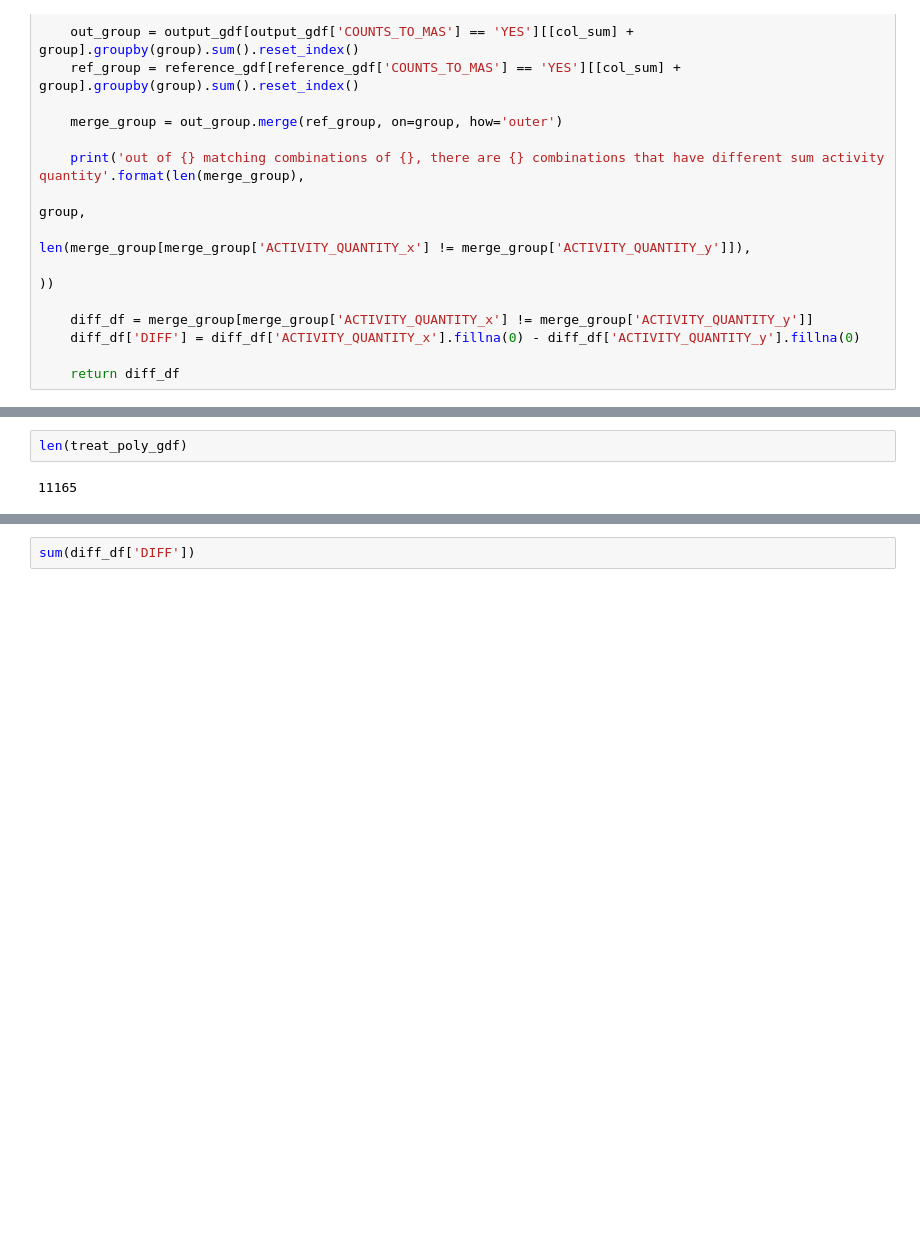
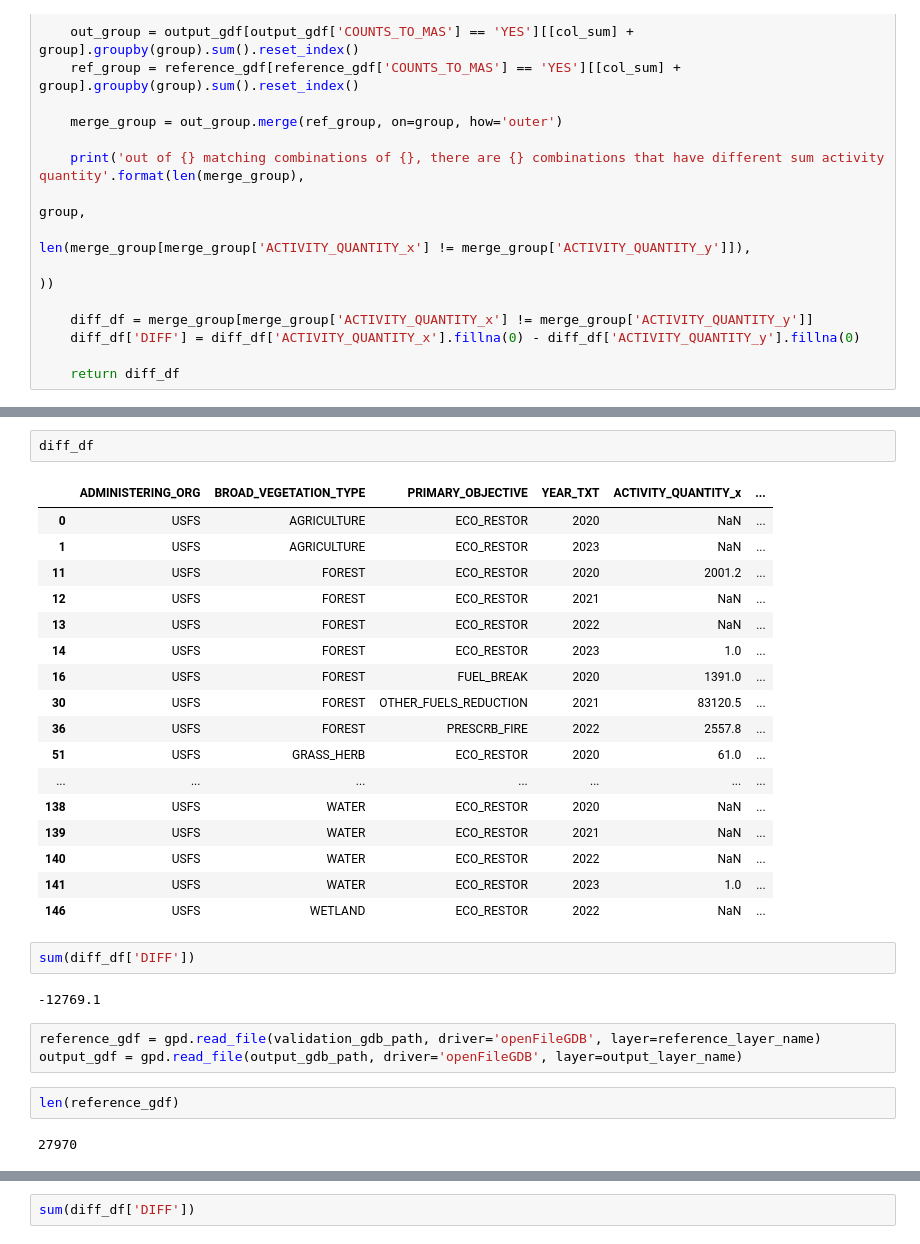
Before and after one commit to klinucsd/interagency-tracking-system, a Jupyter notebook: notebooks/Validate.ipynb, the cells around one changed output, grey strips where cells are left out. Cells and saved outputs as stored; diff of their text form; blank space fills up the shorter version.

```diff
--- a/notebooks/Validate.ipynb
+++ b/notebooks/Validate.ipynb
@@ -102,4 +65,31 @@ treat_poly_gdf[treat_poly_gdf['globalid_text'] != treat_poly_gdf['globalid']]
-# %%
-len(treat_poly_gdf)
-# %% [output]
-11165
+# %%
+diff_df
+# %% [output]
+|  | ADMINISTERING_ORG | BROAD_VEGETATION_TYPE | PRIMARY_OBJECTIVE | YEAR_TXT | ACTIVITY_QUANTITY_x | ... |
+| 0 | USFS | AGRICULTURE | ECO_RESTOR | 2020 | NaN | ... |
+| 1 | USFS | AGRICULTURE | ECO_RESTOR | 2023 | NaN | ... |
+| 11 | USFS | FOREST | ECO_RESTOR | 2020 | 2001.2 | ... |
+| 12 | USFS | FOREST | ECO_RESTOR | 2021 | NaN | ... |
+| 13 | USFS | FOREST | ECO_RESTOR | 2022 | NaN | ... |
+| 14 | USFS | FOREST | ECO_RESTOR | 2023 | 1.0 | ... |
+| 16 | USFS | FOREST | FUEL_BREAK | 2020 | 1391.0 | ... |
+| 30 | USFS | FOREST | OTHER_FUELS_REDUCTION | 2021 | 83120.5 | ... |
+| 36 | USFS | FOREST | PRESCRB_FIRE | 2022 | 2557.8 | ... |
+| 51 | USFS | GRASS_HERB | ECO_RESTOR | 2020 | 61.0 | ... |
+| ... | ... | ... | ... | ... | ... | ... |
+| 138 | USFS | WATER | ECO_RESTOR | 2020 | NaN | ... |
+| 139 | USFS | WATER | ECO_RESTOR | 2021 | NaN | ... |
+| 140 | USFS | WATER | ECO_RESTOR | 2022 | NaN | ... |
+| 141 | USFS | WATER | ECO_RESTOR | 2023 | 1.0 | ... |
+| 146 | USFS | WETLAND | ECO_RESTOR | 2022 | NaN | ... |
+# %%
+sum(diff_df['DIFF'])
+# %% [output]
+-12769.1
+# %%
+reference_gdf = gpd.read_file(validation_gdb_path, driver='openFileGDB', layer=reference_layer_name)
+output_gdf = gpd.read_file(output_gdb_path, driver='openFileGDB', layer=output_layer_name)
+# %%
+len(reference_gdf)
+# %% [output]
+27970
```
Also changed, not shown: parts of 36 cells of this notebook, 4 other files.
